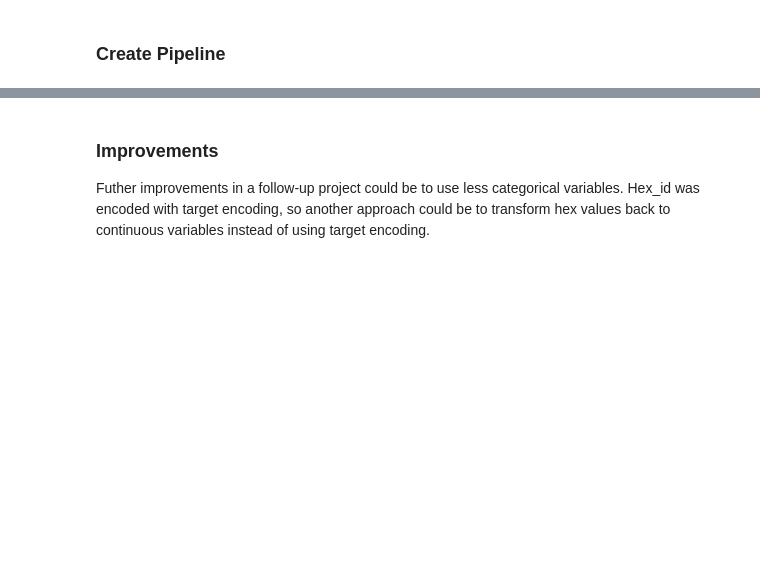
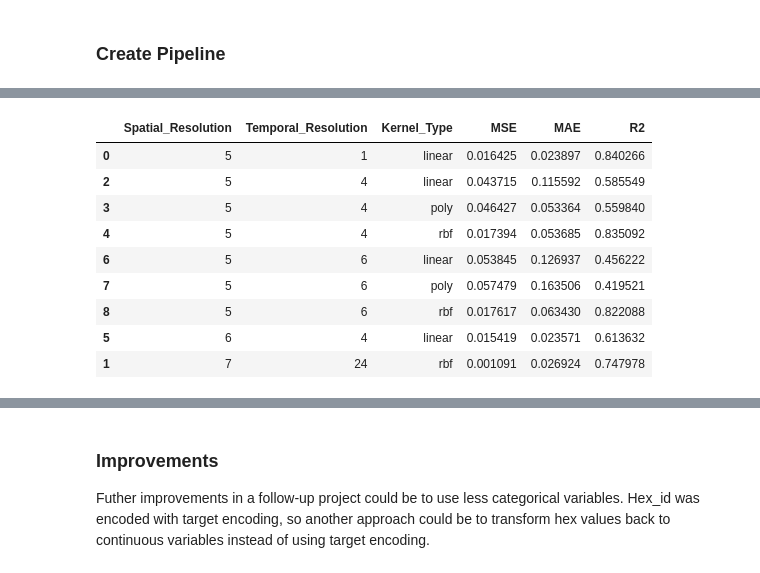
Before and after one commit to lniggemann/AAA_2023, a Jupyter notebook: 04a_support_vector_regression.ipynb, the cells around one changed output, grey strips where cells are left out. Cells and saved outputs as stored; diff of their text form; code cells hidden in the pictures; blank space fills up the shorter version.

```diff
--- a/04a_support_vector_regression.ipynb
+++ b/04a_support_vector_regression.ipynb
@@ -262,14 +255,2 @@ def pipeline(temporal_resolution, spatial_resolution, model_path):
 
     compare_kernel_performance(evaluation_score)
-# %%
-# create datasets
-timeBs = [1,2,4,6]
-resolutions = [5,6]
-data_groups = []
-
-for t in timeBs:
-    for r in resolutions:
-        hdf = vaex.open("data/trips/trips_grouped_" + str(t) + "h_r" + str(r) + ".hdf")
-        df = hdf.to_pandas_df()
-        df_name = str("df_" + str(t) + "h_r" + str(r))
-        data_groups.append((df_name, df))
@@ -481,0 +275,14 @@ plt.show()
+# %%
+sorted_df = results_df.sort_values(by='Spatial_Resolution', ascending=True)
+sorted_df
+# %% [output]
+|  | Spatial_Resolution | Temporal_Resolution | Kernel_Type | MSE | MAE | R2 |
+| 0 | 5 | 1 | linear | 0.016425 | 0.023897 | 0.840266 |
+| 2 | 5 | 4 | linear | 0.043715 | 0.115592 | 0.585549 |
+| 3 | 5 | 4 | poly | 0.046427 | 0.053364 | 0.559840 |
+| 4 | 5 | 4 | rbf | 0.017394 | 0.053685 | 0.835092 |
+| 6 | 5 | 6 | linear | 0.053845 | 0.126937 | 0.456222 |
+| 7 | 5 | 6 | poly | 0.057479 | 0.163506 | 0.419521 |
+| 8 | 5 | 6 | rbf | 0.017617 | 0.063430 | 0.822088 |
+| 5 | 6 | 4 | linear | 0.015419 | 0.023571 | 0.613632 |
+| 1 | 7 | 24 | rbf | 0.001091 | 0.026924 | 0.747978 |
```
Also changed, not shown: parts of 40 cells of this notebook, 2 other files.
